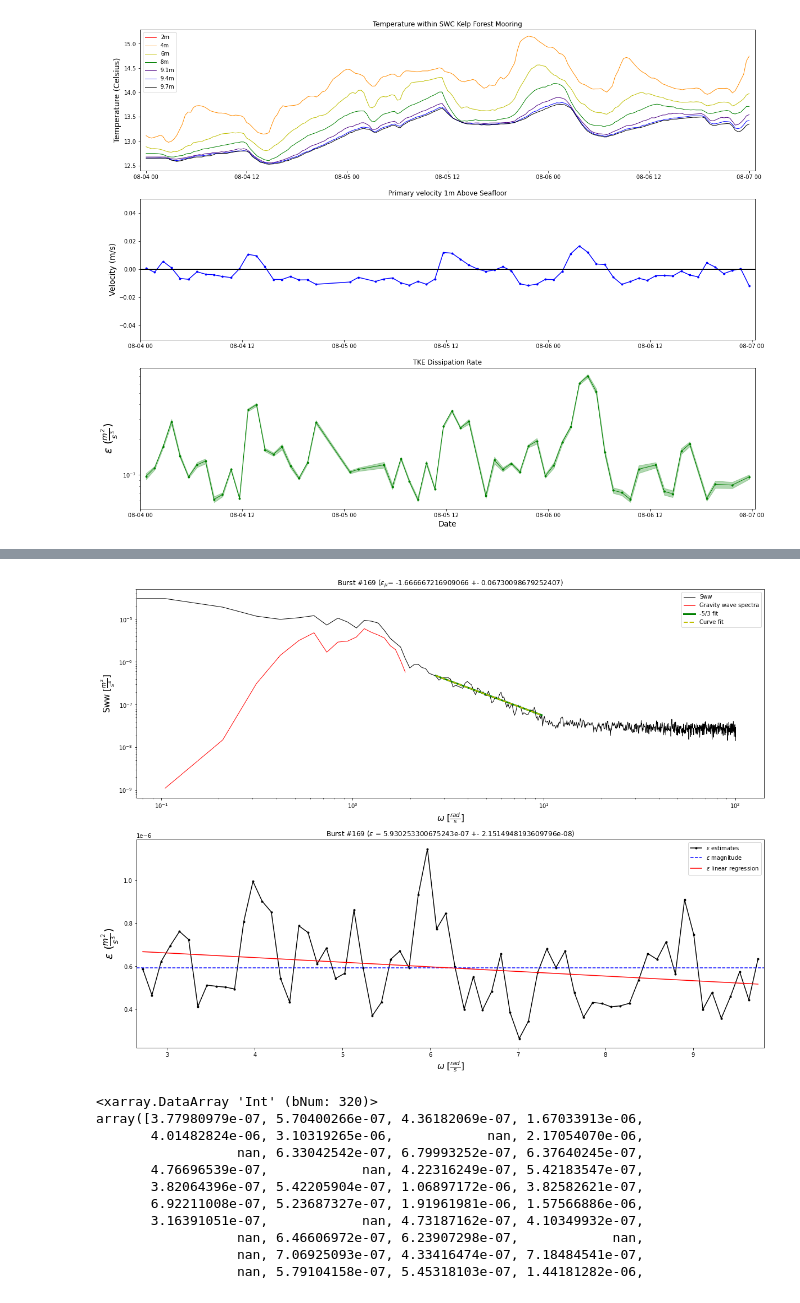
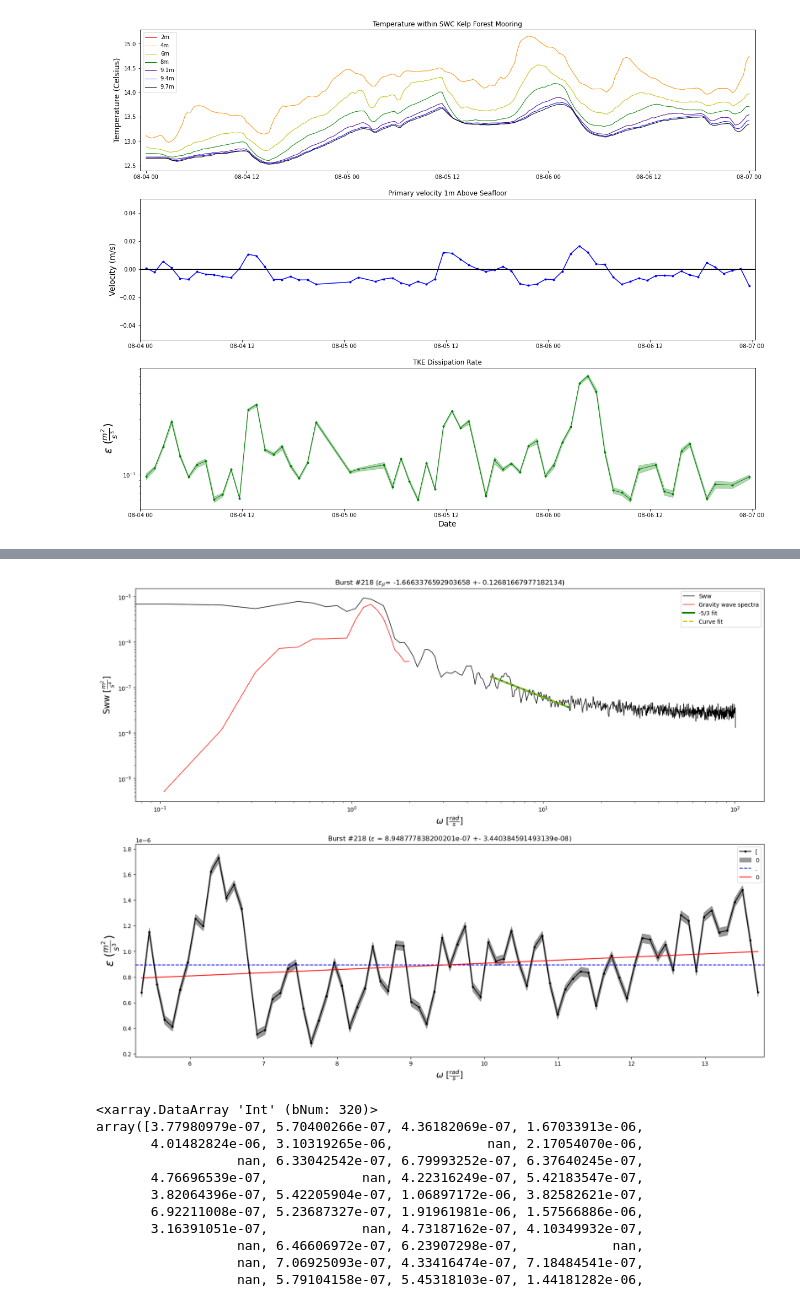
Before and after one commit to lagrady/Kelp-Forest-Hydrodynamics, a Jupyter notebook: notebooks/Turbulent_dissipation.ipynb, the cells around one changed output, grey strips where cells are left out. Saved outputs shown, nothing was run; the diff lists cells and outputs as text; code cells hidden in the pictures.

```diff
--- a/notebooks/Turbulent_dissipation.ipynb
+++ b/notebooks/Turbulent_dissipation.ipynb
@@ -189,3 +183,7 @@ eps2IntAvg = xr.open_dataset('ADV/eps2IntAvg_final.nc')
+# %%
+#Import data
+eps1 = xr.open_dataset('Dissipation/eps1.nc')
+eps2 = xr.open_dataset('Dissipation/eps2.nc')
 # %% [markdown]
 ### Overview of deployment 1
 Deployment 1 of the ADV spans the course of August 2nd to August 12th in 2022. The temperature profile of the water column during the first half of the deployment shows a trend of increasing temperature until reaching a peak on the 6th. After this temperature peak, there is a general decrease in temperature over time. Diurnal temperature drops are relatively small in the first half of the deployment when compared to the latter half. While these smaller cooling events appear as noise when compared to the rest of the temperature time series, the primary velocities from the ADV show significant onshore currents. Starting around the 5th, the cooling events grow more dramatic, with steeper declines in temperature and sharp transitions from offshore to onshore transport by magnitudes of up to .3[m/s] The most intense cooling events in terms of temperature drop and onshore velocity occur just after the 6th, middle of the 7th, and middle of the 8th. These cooling events yield the largest estimates of turbulent kinetic energy dissipation rate ($\epsilon$), indicating that the rapid influx of cool, offshore water into the kelp forest has a noticeable effect on turbulence. Beyond the middle of the 8th, data from the ADV became inconsistent with high correlation and signal-to-noise ratios, invalidating most $\epsilon$ measurements towards the end of the deployment.
@@ -226,7 +224,7 @@ Coordinates:
 # %%
-vt.epsSpectraPlotter(eps2IntAvg, 169)
+vt.epsSpectraPlotter(eps1, 218)
 # %% [output]
-[figure, old version]
+[figure, new version]
 # %%
 eps2IntAvg.Int
 # %% [output]
```
Also changed, not shown: parts of 20 cells of this notebook, 2 other files.
